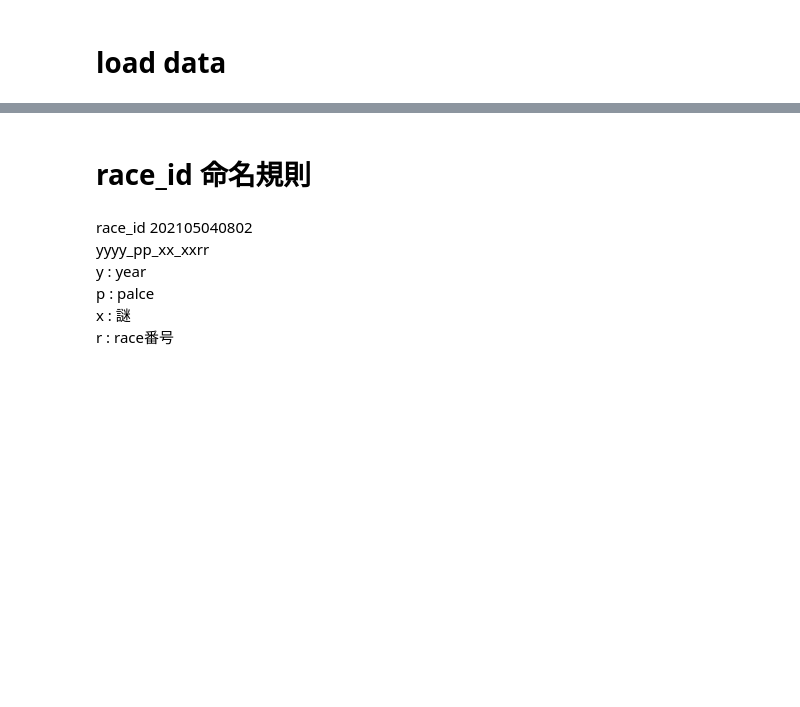
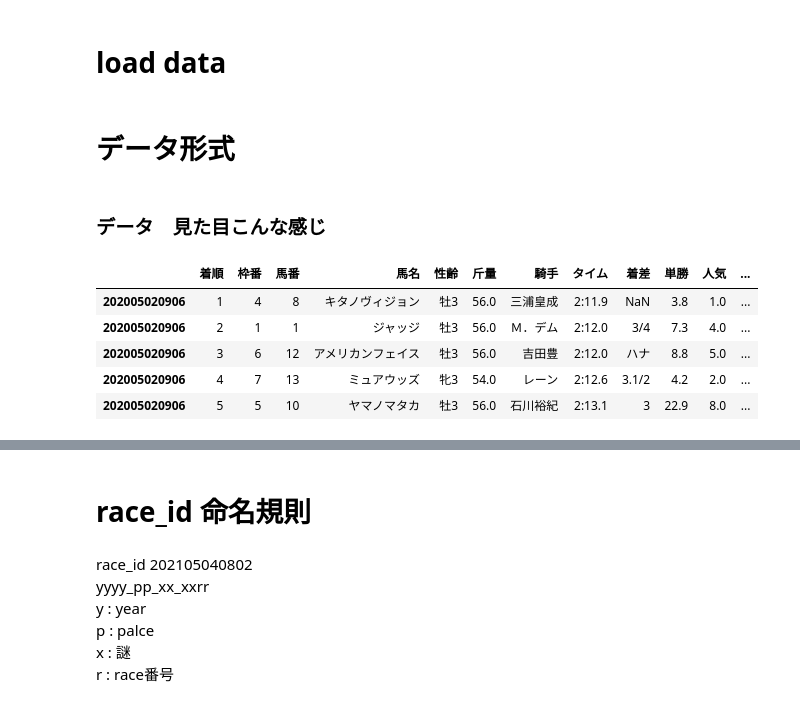
Before and after one commit to yodarjeering/horse_tmp, a Jupyter notebook: main.ipynb, the cells around one changed output, grey strips where cells are left out. Cells and saved outputs as stored; diff of their text form; code cells hidden in the pictures; blank space fills up the shorter version.

```diff
--- a/main.ipynb
+++ b/main.ipynb
@@ -24,7 +26,7 @@ import pickle
 # %%
 # path_ubu = '/home/hipro/デスクトップ/Hor/Data/20_21'
-
-path_ = '/hoge/horse_tmp/Data/'
+# 相対パス
+path_ = 'Data/'
 # %% [markdown]
 # load data
 # %%
@@ -36,2 +37,20 @@ peds.fillna('nan',inplace=True)
 return_tables = load_csv(path_+'return.csv')
 return_tables.rename(columns={'0':0,'1':1,'2':2,'3':3},inplace=True)
+# %% [markdown]
+# データ形式
+# %% [markdown]
+### データ　見た目こんな感じ
+# %%
+"""
+    レース結果を記録したテーブル
+    results.index : Int64Index, index は race_id
+    index だけでは一意にレコードが求まらないので, 注意
+"""
+results.head() # index : race_id
+# %% [output]
+|  | 着順 | 枠番 | 馬番 | 馬名 | 性齢 | 斤量 | 騎手 | タイム | 着差 | 単勝 | 人気 | ... |
+| 202005020906 | 1 | 4 | 8 | キタノヴィジョン | 牡3 | 56.0 | 三浦皇成 | 2:11.9 | NaN | 3.8 | 1.0 | ... |
+| 202005020906 | 2 | 1 | 1 | ジャッジ | 牡3 | 56.0 | Ｍ．デム | 2:12.0 | 3/4 | 7.3 | 4.0 | ... |
+| 202005020906 | 3 | 6 | 12 | アメリカンフェイス | 牡3 | 56.0 | 吉田豊 | 2:12.0 | ハナ | 8.8 | 5.0 | ... |
+| 202005020906 | 4 | 7 | 13 | ミュアウッズ | 牝3 | 54.0 | レーン | 2:12.6 | 3.1/2 | 4.2 | 2.0 | ... |
+| 202005020906 | 5 | 5 | 10 | ヤマノマタカ | 牡3 | 56.0 | 石川裕紀 | 2:13.1 | 3 | 22.9 | 8.0 | ... |
```
Also changed, not shown: parts of 7 cells of this notebook.
